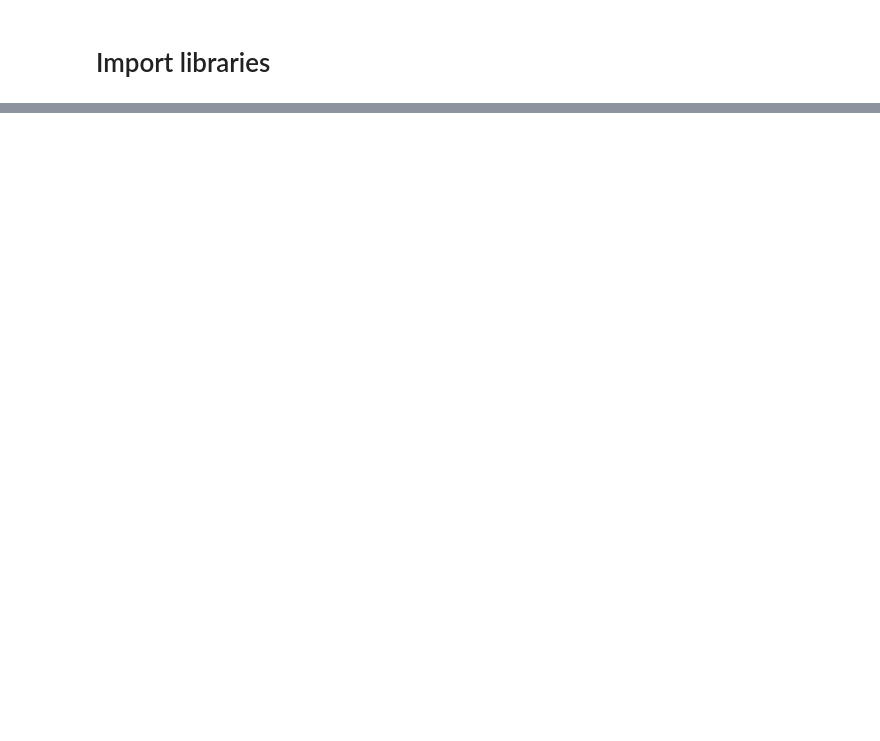
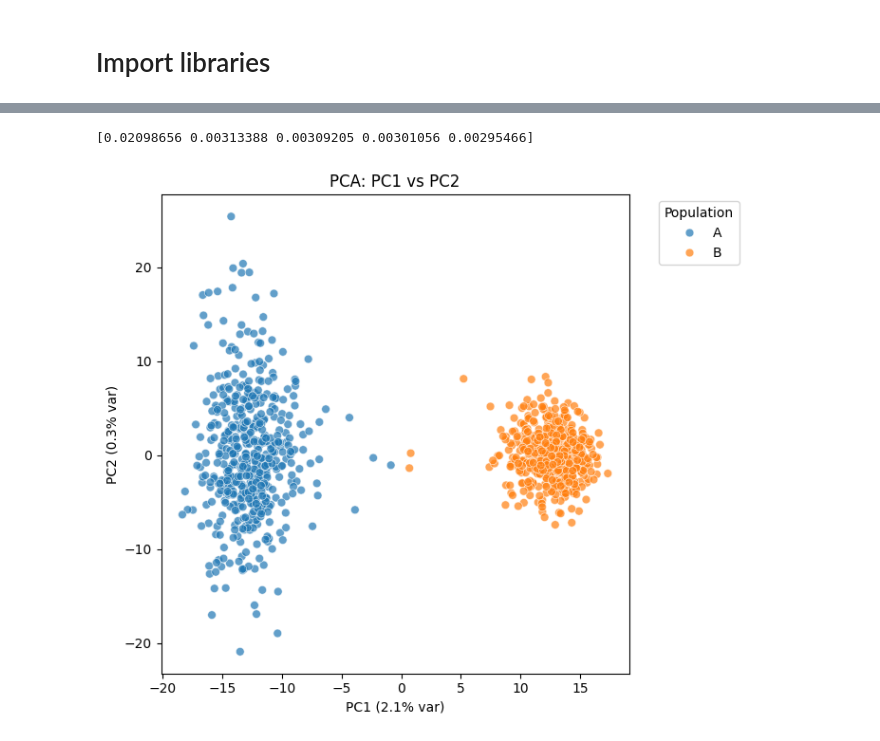
Before and after one commit to mat2m10/chasm, a Jupyter notebook: notebooks/ms_prime_tryout/01 Create Simulated Geno.ipynb, the cells around one changed output, grey strips where cells are left out. Saved outputs shown, nothing was run; the diff lists cells and outputs as text; code cells hidden in the pictures; blank space fills up the shorter version.

Commit message:
testing msprime

```diff
--- a/notebooks/ms_prime_tryout/01 Create Simulated Geno.ipynb
+++ b/notebooks/ms_prime_tryout/01 Create Simulated Geno.ipynb
@@ -250,0 +179,62 @@ pd.Series(idx, name="ascertainment_index").to_frame().to_parquet(outdir / "ascer
+# %%
+from sklearn.preprocessing import StandardScaler
+from sklearn.decomposition import PCA
+
+# sklearn expects samples × features; here samples = individuals, features = variants
+X = G.T                                  # shape → (n_individuals, n_variants)
+
+# Standardize features (variants). On very large data, consider LD pruning beforehand.
+scaler = StandardScaler(with_mean=True, with_std=True)
+Xz = scaler.fit_transform(X)
+
+pca = PCA(n_components=10, svd_solver="randomized", random_state=1)
+PC = pca.fit_transform(Xz)                # (n_individuals × 10)
+
+# Attach metadata
+pc_df = pd.DataFrame(PC, columns=[f"PC{i+1}" for i in range(PC.shape[1])])
+if "population" in inds.columns:
+    pc_df["population"] = inds["population"].values
+
+print(pca.explained_variance_ratio_[:5])
+# %% [output]
+[0.02098656 0.00313388 0.00309205 0.00301056 0.00295466]
+# %%
+import pandas as pd
+import seaborn as sns
+import matplotlib.pyplot as plt
+from sklearn.preprocessing import StandardScaler
+from sklearn.decomposition import PCA
+
+# --- Load data ---
+root = Path("simulation_realistic/msprime_A_B_arraylike")
+G = pd.read_parquet(root / "genotypes_array_diploid.parquet").to_numpy(dtype=np.int8)  # variants × individuals
+inds = pd.read_parquet(root / "samples_individuals.parquet")
+
+# --- PCA ---
+X = G.T  # shape: (n_individuals, n_variants)
+Xz = StandardScaler(with_mean=True, with_std=True).fit_transform(X)
+pca = PCA(n_components=10, svd_solver="randomized", random_state=1)
+PC = pca.fit_transform(Xz)
+
+# --- Make DataFrame with metadata ---
+pc_df = pd.DataFrame(PC[:, :2], columns=["PC1", "PC2"])
+if "population" in inds.columns:
+    pc_df["population"] = inds["population"].values
+
+# --- Plot ---
+plt.figure(figsize=(7,6))
+sns.scatterplot(
+    data=pc_df,
+    x="PC1", y="PC2",
+    hue="population",
+    palette="tab10",
+    alpha=0.7, s=40
+)
+plt.title("PCA: PC1 vs PC2")
+plt.xlabel(f"PC1 ({pca.explained_variance_ratio_[0]*100:.1f}% var)")
+plt.ylabel(f"PC2 ({pca.explained_variance_ratio_[1]*100:.1f}% var)")
+plt.legend(title="Population", bbox_to_anchor=(1.05,1), loc="upper left")
+plt.tight_layout()
+plt.show()
+# %% [output]
+[figure, added]
```
Also changed, not shown: parts of 11 cells of this notebook, 1 other file.
